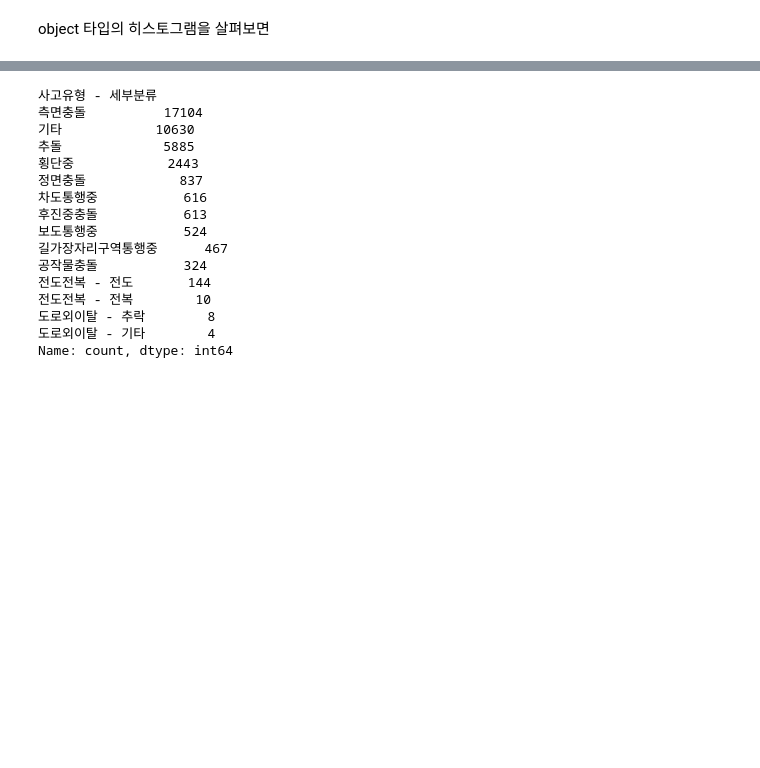
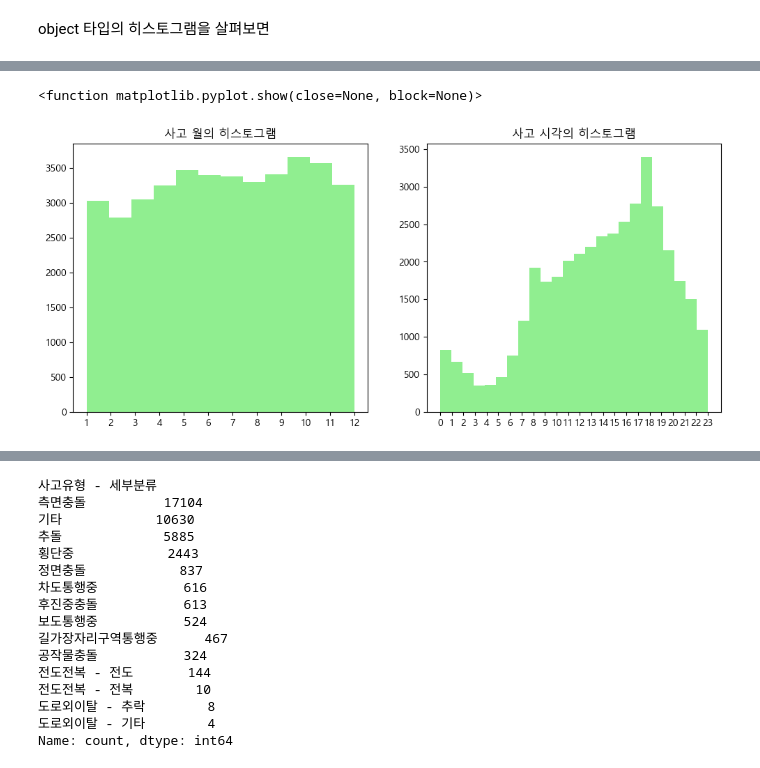
Before and after one commit to nyeokinyeoki/dacon_accident, a Jupyter notebook: accident.ipynb, the cells around one changed output, grey strips where cells are left out. Cells and saved outputs as stored; diff of their text form; code cells hidden in the pictures; blank space fills up the shorter version.

```diff
--- a/accident.ipynb
+++ b/accident.ipynb
@@ -901,3 +934,20 @@ plt.show
+# %%
+fig, axes = plt.subplots(figsize=(12,5), nrows=1, ncols=2)
+plt.rcParams["font.family"] = "Malgun Gothic"
+plt.rcParams["axes.unicode_minus"] = False
+
+axes[0].hist(df_train_join["사고 월"], color="lightgreen", align="mid", bins=12)
+axes[0].set_xticks([i for i in range(1,13)])
+axes[0].set_title("사고 월의 히스토그램")
+axes[1].hist(df_train_join["사고 시각"], color="lightgreen", align="mid", bins=24)
+axes[1].set_xticks([i for i in range(24)])
+axes[1].set_title("사고 시각의 히스토그램")
+
+
+plt.show
+# %% [output]
+<function matplotlib.pyplot.show(close=None, block=None)>
+[figure, added]
 # %% [markdown]
 겹쳐서 안 보이는 그래프는 따로 보도록 하고
 
```
Also changed, not shown: parts of 9 cells of this notebook.
